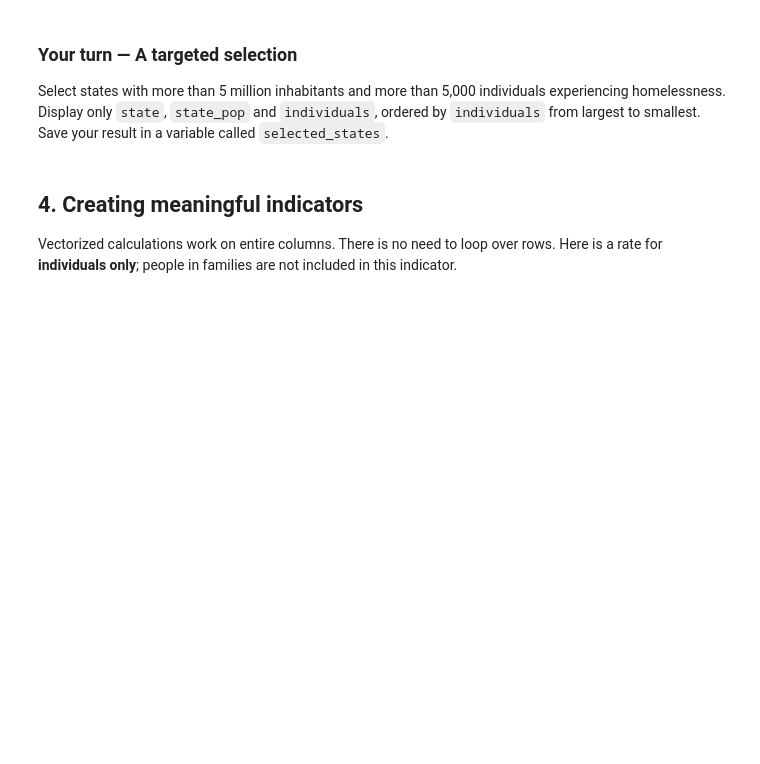
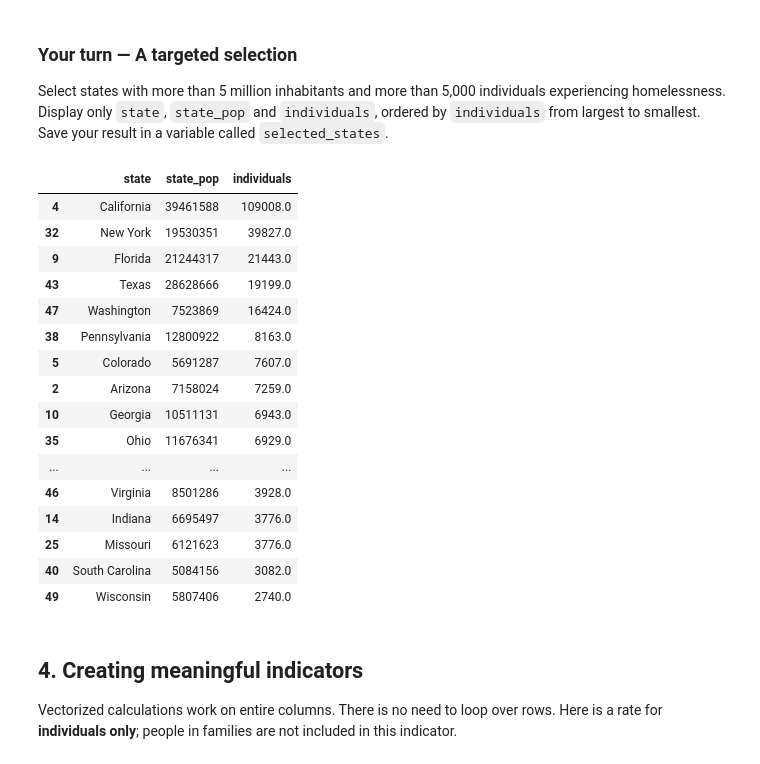
Before and after one commit to snvpey/INF4-GroupeMontagne, a Jupyter notebook: notebooks/02-Pandas-Manipulation-S2.ipynb, the cells around one changed output. Drawn from its saved outputs; the diff is of its cells as text; code cells hidden in the pictures; blank space fills up the shorter version.

```diff
--- a/notebooks/02-Pandas-Manipulation-S2.ipynb
+++ b/notebooks/02-Pandas-Manipulation-S2.ipynb
@@ -206,7 +246,30 @@ Select states with more than 5 million inhabitants and more than 5,000 individua
 Display only `state`, `state_pop` and `individuals`, ordered by `individuals` from largest to smallest.
 Save your result in a variable called `selected_states`.
 # %%
-# Your code here
+selected_states = homelessness.loc[
+    homelessness["state_pop"] >= 5000000,
+    ["state", "state_pop", "individuals"]
+].sort_values("individuals", ascending=False)
+
+selected_states
+# %% [output]
+|  | state | state_pop | individuals |
+| 4 | California | 39461588 | 109008.0 |
+| 32 | New York | 19530351 | 39827.0 |
+| 9 | Florida | 21244317 | 21443.0 |
+| 43 | Texas | 28628666 | 19199.0 |
+| 47 | Washington | 7523869 | 16424.0 |
+| 38 | Pennsylvania | 12800922 | 8163.0 |
+| 5 | Colorado | 5691287 | 7607.0 |
+| 2 | Arizona | 7158024 | 7259.0 |
+| 10 | Georgia | 10511131 | 6943.0 |
+| 35 | Ohio | 11676341 | 6929.0 |
+| ... | ... | ... | ... |
+| 46 | Virginia | 8501286 | 3928.0 |
+| 14 | Indiana | 6695497 | 3776.0 |
+| 25 | Missouri | 6121623 | 3776.0 |
+| 40 | South Carolina | 5084156 | 3082.0 |
+| 49 | Wisconsin | 5807406 | 2740.0 |
 # %% [markdown]
 ## 4. Creating meaningful indicators
 Vectorized calculations work on entire columns. There is no need to loop over rows.
```
Also changed, not shown: parts of 14 cells of this notebook.
